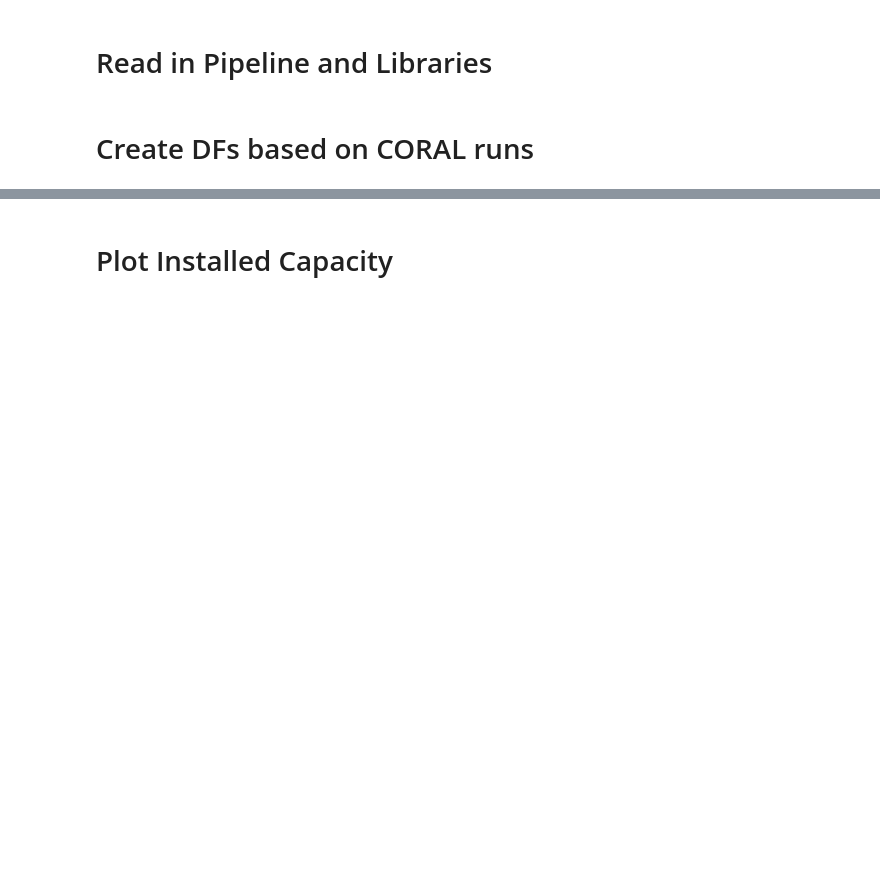
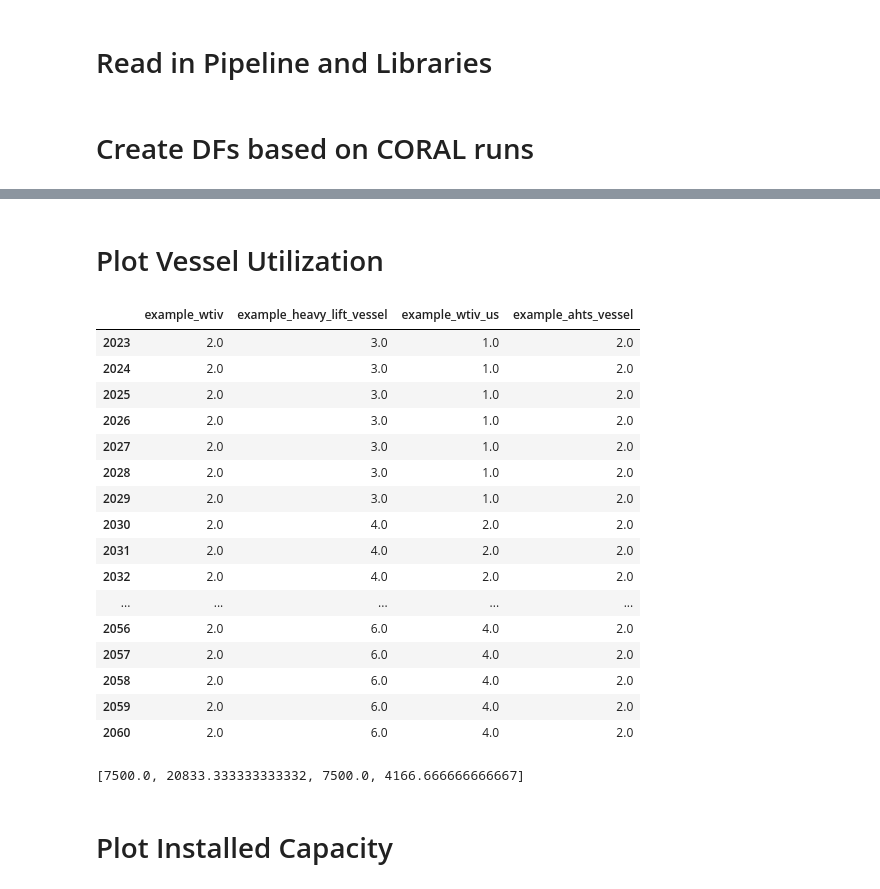
Before and after one commit to sbredenk/CORAL, a Jupyter notebook: test_comparisons.ipynb, the cells around one changed output, grey strips where cells are left out. Saved outputs shown, nothing was run; the diff lists cells and outputs as text; code cells hidden in the pictures; blank space fills up the shorter version.

```diff
--- a/test_comparisons.ipynb
+++ b/test_comparisons.ipynb
@@ -114,0 +93,2 @@ display(all_future)
+# %% [markdown]
+# Plot Vessel Utilization
@@ -114,0 +220,45 @@ display(all_future)
+# %%
+def vessel_pipeline(allocs, futures):
+    yrs = np.arange(2023,2061)
+    # dates = pd.to_datetime(yrs, format='%Y')
+    fig = plt.figure(figsize=(10,4), dpi=200)
+    ax = fig.add_subplot(111)
+    vessel_types = ['example_wtiv','example_heavy_lift_vessel', 'example_wtiv_us', 'example_ahts_vessel']
+    init_alloc = [allocs['wtiv'][1][1], allocs['wtiv'][0][1], allocs['wtiv'][2][1], allocs['ahts_vessel'][1]]
+    vessel_count = pd.DataFrame(columns=vessel_types, data = np.ones((len(yrs), len(vessel_types))), index = yrs)
+    vessel_count = vessel_count.mul(init_alloc)
+    # vessel_count.iloc[0] = init_alloc
+
+    for vessel in vessel_types:
+        for vessel_type in futures:
+            if vessel_type[1] == vessel:
+                years = [x.year for x in vessel_type[2]]
+                for year in years:
+                    vessel_count.loc[year:,vessel] += 1
+
+    # vessel_count.loc[:,'total'] = vessel_count.sum(axis=1)
+    # vessel_count['total'] = vessel_count['total'].cumsum()
+
+    return(vessel_count)
+# %%
+allocs = all_alloc[0]
+futures = all_future[0]
+vessel_pipeline(allocs,futures)
+# %% [output]
+|  | example_wtiv | example_heavy_lift_vessel | example_wtiv_us | example_ahts_vessel |
+| 2023 | 2.0 | 3.0 | 1.0 | 2.0 |
+| 2024 | 2.0 | 3.0 | 1.0 | 2.0 |
+| 2025 | 2.0 | 3.0 | 1.0 | 2.0 |
+| 2026 | 2.0 | 3.0 | 1.0 | 2.0 |
+| 2027 | 2.0 | 3.0 | 1.0 | 2.0 |
+| 2028 | 2.0 | 3.0 | 1.0 | 2.0 |
+| 2029 | 2.0 | 3.0 | 1.0 | 2.0 |
+| 2030 | 2.0 | 4.0 | 2.0 | 2.0 |
+| 2031 | 2.0 | 4.0 | 2.0 | 2.0 |
+| 2032 | 2.0 | 4.0 | 2.0 | 2.0 |
+| ... | ... | ... | ... | ... |
+| 2056 | 2.0 | 6.0 | 4.0 | 2.0 |
+| 2057 | 2.0 | 6.0 | 4.0 | 2.0 |
+| 2058 | 2.0 | 6.0 | 4.0 | 2.0 |
+| 2059 | 2.0 | 6.0 | 4.0 | 2.0 |
+| 2060 | 2.0 | 6.0 | 4.0 | 2.0 |
@@ -115,3 +291,14 @@ display(all_future)
+# %%
+vessel_types = ['example_wtiv','example_heavy_lift_vessel', 'example_wtiv_us', 'example_ahts_vessel']
+vessel_rates = []
+for vessel in vessel_types:
+    rate_path = 'analysis/library/vessels'
+    vessel_yaml = read_yaml(vessel, rate_path)
+    vessel_rate = vessel_yaml['vessel_specs']['day_rate'] / 24
+    vessel_rates.append(vessel_rate)
+print(vessel_rates)
+# %% [output]
+[7500.0, 20833.333333333332, 7500.0, 4166.666666666667]
 # %% [markdown]
 # Plot Installed Capacity
 # %%
```
Also changed, not shown: parts of 26 cells of this notebook, 25 other files.
